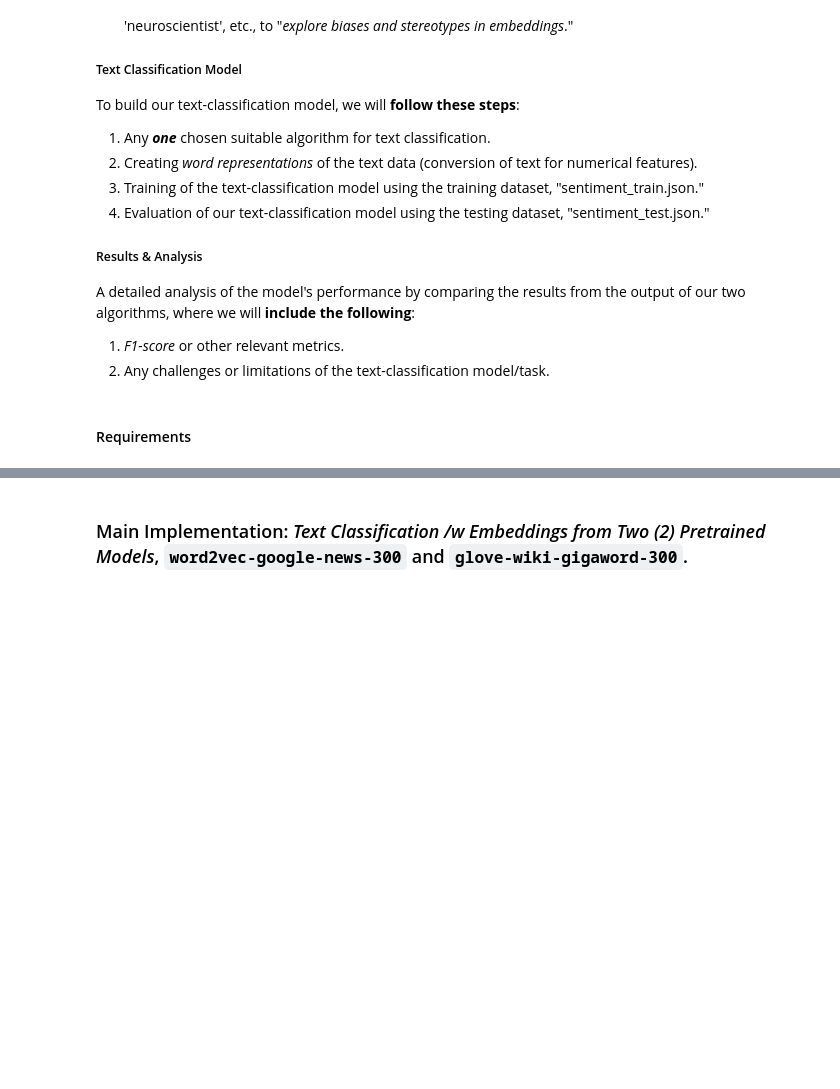
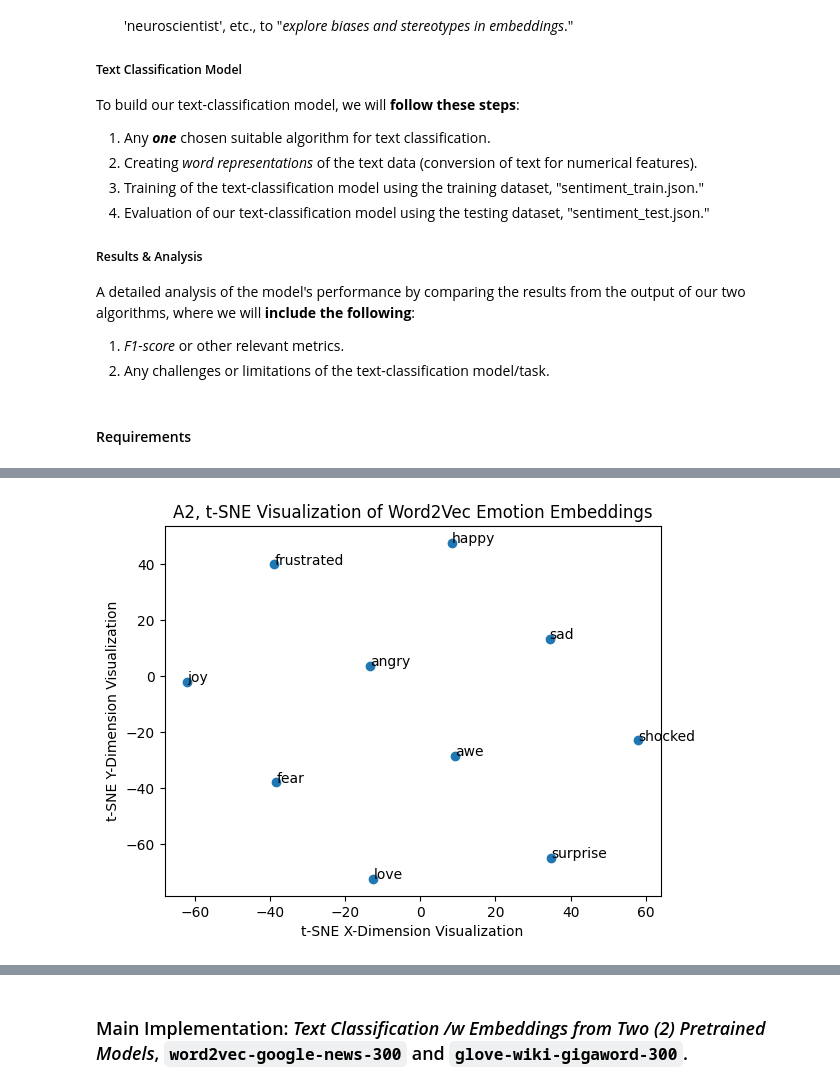
Before and after one commit to DebuggerDan/cs410-natural-language-processing-fall2023, a Jupyter notebook: Assignments/A2 - Word2Vec and GloVe Embeddings/a2-Word2Vec-and-gloVe-embeddings-dan-jang.ipynb, the cells around one changed output, grey strips where cells are left out. Saved outputs shown, nothing was run; the diff lists cells and outputs as text; code cells hidden in the pictures; blank space fills up the shorter version.

Commit message:
a2, t-SNE visualization done, progress point B

```diff
--- a/Assignments/A2 - Word2Vec and GloVe Embeddings/a2-Word2Vec-and-gloVe-embeddings-dan-jang.ipynb
+++ b/Assignments/A2 - Word2Vec and GloVe Embeddings/a2-Word2Vec-and-gloVe-embeddings-dan-jang.ipynb
@@ -42,0 +69,91 @@ A detailed analysis of the model's performance by comparing the results from the
+# %%
+##### CS410: Natural Language Processing, Fall 2023 - 10/23/2023
+##### A2: Word2Vec and GloVe Embeddings, Dan Jang - tSNE Visualization Implementation
+#### Objective: Exploring Natural Language Processing (NLP), by building a text-classifier
+#### for a text classification task, predicting whether a piece of text is "positive" or "negative."
+#### ...with the inclusion of two (2) pretrained models, Word2Vec and GloVe, for word embeddings.
+
+## For converting accuracy to percent
+percentness = float(100)
+
+## 1.0.) Constants, Variables, & Datasets
+
+# trainfile = str(trainfile)
+# testfile = str(testfile)
+traindata = []
+testdata = []
+
+# 1.0.2.) Embedding Functions
+def wordyvec_embedder(words):
+    return np.array([wordyvec[word] for word in words])# if w in wordyvec else np.zeros(300))
+
+def glove_embedder(words):
+    return np.array([glove[word] for word in words])# if w in glove else np.zeros(300))
+# def wordyvec_embedder(words, wordyvec=wordyvec):
+#     beds = []
+#     for w in words:
+#         if w in wordyvec:
+#             beds.append(wordyvec[w])
+#         else:
+#             beds.append(np.zeros(300))
+#     return np.array(beds)
+#     #return np.array([wordyvec[word] for word in wordlist])# if w in wordyvec else np.zeros(300))
+
+# def glove_embedder(wordlist, glove=glove):
+#     beds = []
+#     for w in wordlist:
+#         if w in glove:
+#             beds.append(glove[w])
+#         else:
+#             beds.append(np.zeros(300))
+#     return np.array(beds)
+#     #return np.array([glove[word] for word in wordlist])# if w in glove else np.zeros(300))
+
+def plotter(beds, wordlist, name):
+    plot.scatter(beds[:,0], beds[:,1])
+    plot.title(name)
+    plot.xlabel('t-SNE X-Dimension Visualization')
+    plot.ylabel('t-SNE Y-Dimension Visualization')
+    for idx, w in enumerate(wordlist):
+        plot.annotate(w, (beds[idx,0], beds[idx,1]))
+    plot.show()
+
+
+### Sanity Debug Data Check Function [Update: Fixed via dependency upgrade for threadpoolctl==3.1.0 or above, as credited below]
+#### Super Special Credits to: https://stackoverflow.com/questions/73283082/t-sne-sklearn-attributeerror-nonetype-object-has-no-attribute-split
+#### For saving me from hours of frustration & rewriting my code over and over
+def verify_model(wordlist, model):
+    missingwords = [w for w in wordlist if w not in model]
+    if missingwords:
+        print('The following words are missing from the model: {}'.format(missingwords))
+    else:
+        print('All words are present in the model!')
+
+## 1.0.2.1.) Plotting the Word2Vec & GloVe Embeddings for Emotion & Gendered Words as t-SNE Visualizations!
+def visualization():
+
+    ## 1.0.1.) List of emotion & gendered words for use with tSNE visualization of embeddings
+    emotion = ['happy', 'sad', 'angry', 'joy', 'love', 'fear', 'surprise', 'awe', 'frustrated', 'shocked']
+    gendered = ['woman', 'man', 'queen', 'king', 'doctor', 'nurse', 'engineer', 'professor', 'teacher', 'programmer']
+
+    visualizer = TSNE(n_components=2, random_state=0, perplexity=9)
+
+    ### Sanity Debug Check
+    verify_model(emotion, wordyvec)
+    verify_model(gendered, wordyvec)
+    verify_model(emotion, glove)
+    verify_model(gendered, glove)
+
+
+    wordyvec_emotionization = visualizer.fit_transform(wordyvec_embedder(emotion))
+    wordyvec_genderization = visualizer.fit_transform(wordyvec_embedder(gendered))
+
+    glove_emotionization = visualizer.fit_transform(glove_embedder(emotion))
+    glove_genderization = visualizer.fit_transform(glove_embedder(gendered))
+    plotter(wordyvec_emotionization, emotion, 'A2, t-SNE Visualization of Word2Vec Emotion Embeddings')
+    plotter(wordyvec_genderization, gendered, 'A2, t-SNE Visualization of Word2Vec Gendered Embeddings')
+    plotter(glove_emotionization, emotion, 'A2, t-SNE Visualization of GloVe Emotion Embeddings')
+    plotter(glove_genderization, gendered, 'A2, t-SNE Visualization of GloVe Gendered Embeddings')
+
+visualization()
+# %% [output]
@@ -42,0 +164 @@ A detailed analysis of the model's performance by comparing the results from the
+[figure, added]
```
Also changed, not shown: parts of 7 cells of this notebook.
